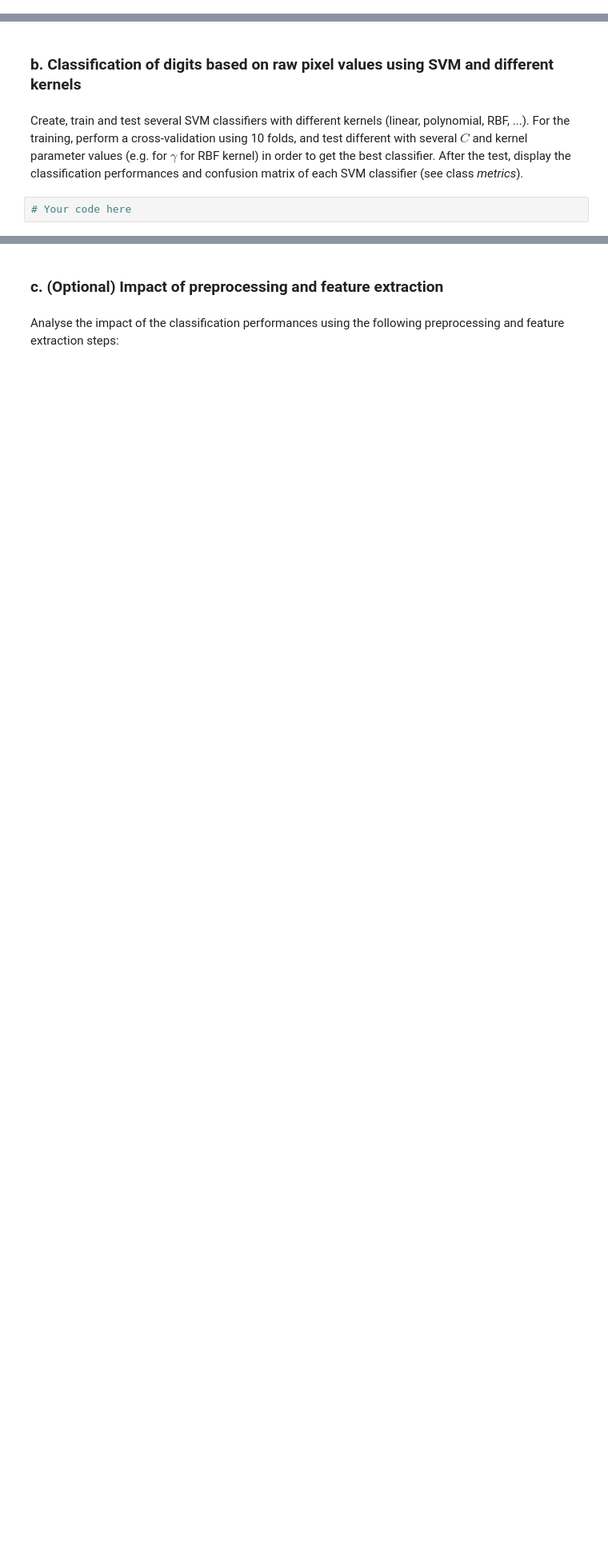
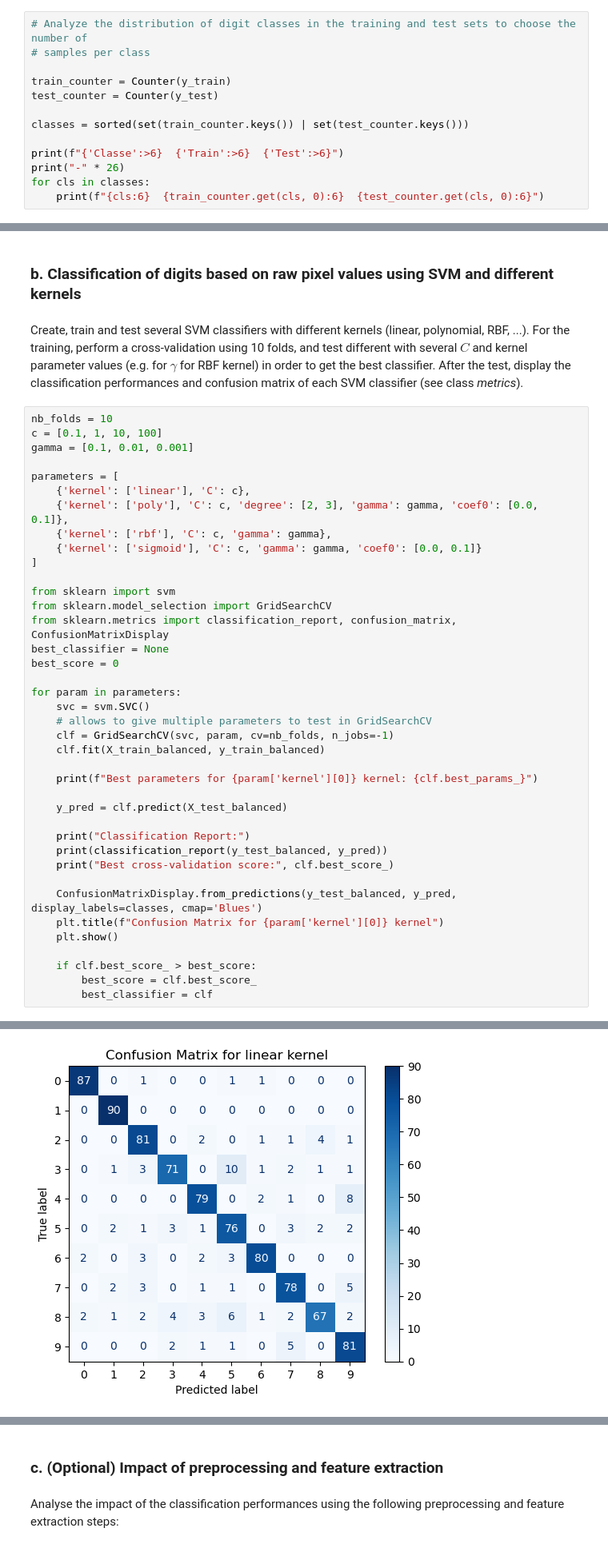
Before and after one commit to evarayHEIG/machle_labs, a Jupyter notebook: pw7/ex1-digit-classification/ex1-digit-classification-stud.ipynb, the cells around one changed output, grey strips where cells are left out. Shown: that part at 80% size. Saved outputs shown, nothing was run; the diff lists cells and outputs as text; blank space fills up the shorter version.

```diff
--- a/pw7/ex1-digit-classification/ex1-digit-classification-stud.ipynb
+++ b/pw7/ex1-digit-classification/ex1-digit-classification-stud.ipynb
@@ -38,0 +54,13 @@ Test set: 10000
+# %%
+# Analyze the distribution of digit classes in the training and test sets to choose the number of
+# samples per class
+
+train_counter = Counter(y_train)
+test_counter = Counter(y_test)
+
+classes = sorted(set(train_counter.keys()) | set(test_counter.keys()))
+
+print(f"{'Classe':>6}  {'Train':>6}  {'Test':>6}")
+print("-" * 26)
+for cls in classes:
+    print(f"{cls:6}  {train_counter.get(cls, 0):6}  {test_counter.get(cls, 0):6}")
@@ -43,4 +125,42 @@ Test set: 10000
 # %% [markdown]
 Create, train and test several SVM classifiers with different kernels (linear, polynomial, RBF, ...). For the training, perform a cross-validation using 10 folds, and test different with several $C$ and kernel parameter values (e.g. for $\gamma$ for RBF kernel) in order to get the best classifier. After the test, display the classification performances and confusion matrix of each SVM classifier (see class _metrics_).
 # %%
-# Your code here
+nb_folds = 10
+c = [0.1, 1, 10, 100]
+gamma = [0.1, 0.01, 0.001]
+
+parameters = [
+    {'kernel': ['linear'], 'C': c},
+    {'kernel': ['poly'], 'C': c, 'degree': [2, 3], 'gamma': gamma, 'coef0': [0.0, 0.1]},
+    {'kernel': ['rbf'], 'C': c, 'gamma': gamma},
+    {'kernel': ['sigmoid'], 'C': c, 'gamma': gamma, 'coef0': [0.0, 0.1]}
+]
+
+from sklearn import svm
+from sklearn.model_selection import GridSearchCV
+from sklearn.metrics import classification_report, confusion_matrix, ConfusionMatrixDisplay
+best_classifier = None
+best_score = 0
+
+for param in parameters:
+    svc = svm.SVC()
+    # allows to give multiple parameters to test in GridSearchCV
+    clf = GridSearchCV(svc, param, cv=nb_folds, n_jobs=-1)
+    clf.fit(X_train_balanced, y_train_balanced)
+
+    print(f"Best parameters for {param['kernel'][0]} kernel: {clf.best_params_}")
+
+    y_pred = clf.predict(X_test_balanced)
+
+    print("Classification Report:")
+    print(classification_report(y_test_balanced, y_pred))
+    print("Best cross-validation score:", clf.best_score_)
+
+    ConfusionMatrixDisplay.from_predictions(y_test_balanced, y_pred, display_labels=classes, cmap='Blues')
+    plt.title(f"Confusion Matrix for {param['kernel'][0]} kernel")
+    plt.show()
+
+    if clf.best_score_ > best_score:
+        best_score = clf.best_score_
+        best_classifier = clf
+# %% [output]
@@ -46,0 +187 @@ Create, train and test several SVM classifiers with different kernels (linear, p
+[figure, added]
```
Also changed, not shown: parts of 6 cells of this notebook.
